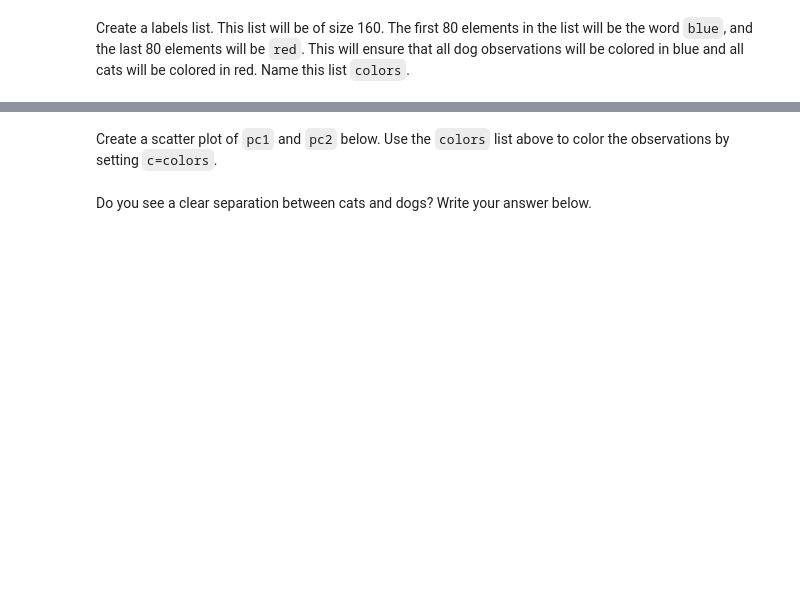
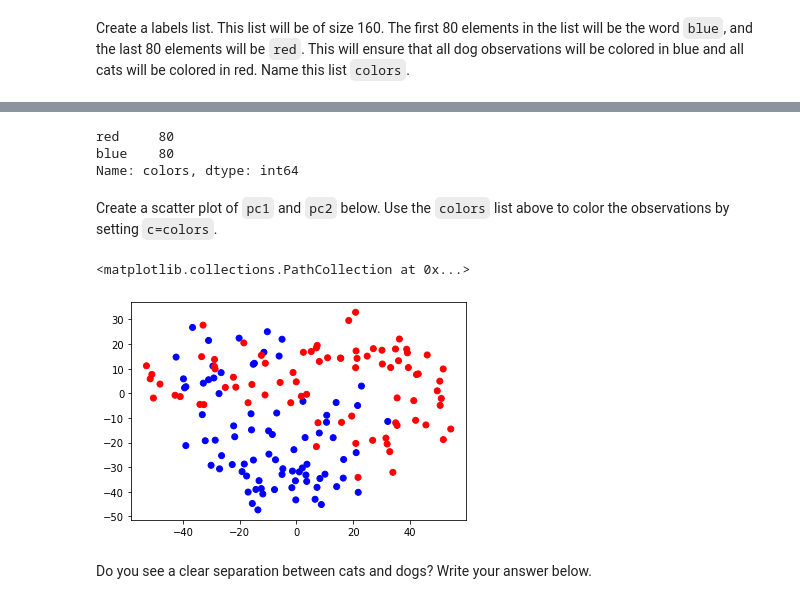
Before and after one commit to ironhack-datalabs/datamad0120, a Jupyter notebook: module-2/lab-pca/your-code/main.ipynb, the cells around one changed output, grey strips where cells are left out. Drawn from its saved outputs; the diff is of its cells as text; code cells hidden in the pictures; blank space fills up the shorter version.

```diff
--- a/module-2/lab-pca/your-code/main.ipynb
+++ b/module-2/lab-pca/your-code/main.ipynb
@@ -102,0 +183,8 @@ Find the dot product of the transposed standardized pet matrix and the `factors`
+# %%
+# Your code here:
+
+projection = np.dot(pets_st_T,factor_matrix)
+print("Projection shape: ",projection.shape)
+
+print("----------------------------------")
+print(projection[:10])
@@ -110,0 +210,4 @@ In the cell below, turn the two dimensional projection into a pandas dataframe a
+# %%
+# Your code here:
+df_pets = pd.DataFrame(projection).rename(columns={0:"pc1",1:"pc2"})
+df_pets.head()
@@ -112,3 +222,6 @@ In the cell below, turn the two dimensional projection into a pandas dataframe a
 Create a labels list. This list will be of size 160. The first 80 elements in the list will be the word `blue`, and the last 80 elements will be `red`. This will ensure that all dog observations will be colored in blue and all cats will be colored in red. Name this list `colors`.
 # %%
 # Your code here:
+
+df_pets["colors"] = "blue"
+df_pets.head()
@@ -114,0 +235,2 @@ Create a labels list. This list will be of size 160. The first 80 elements in th
+# %%
+df_pets["colors"][80:] = "red"
@@ -115,7 +248,17 @@ Create a labels list. This list will be of size 160. The first 80 elements in th
+# %%
+df_pets.colors.value_counts()
+# %% [output]
+red     80
+blue    80
+Name: colors, dtype: int64
 # %% [markdown]
 Create a scatter plot of `pc1` and `pc2` below. Use the `colors` list above to color the observations by setting `c=colors`.
 # %%
 # Your code here:
+plt.scatter(df_pets.pc1,df_pets.pc2,c=df_pets.colors)
+# %% [output]
+<matplotlib.collections.PathCollection at 0x...>
+[figure, added]
 # %% [markdown]
 Do you see a clear separation between cats and dogs? Write your answer below.
 # %%
```
Also changed, not shown: parts of 19 cells of this notebook.
